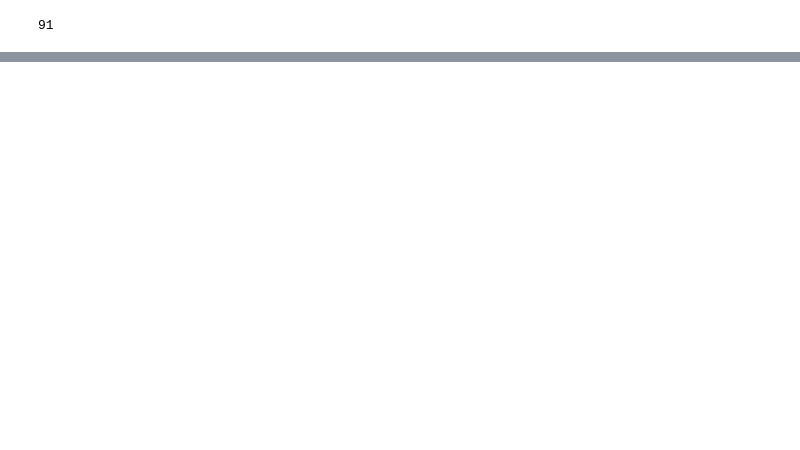
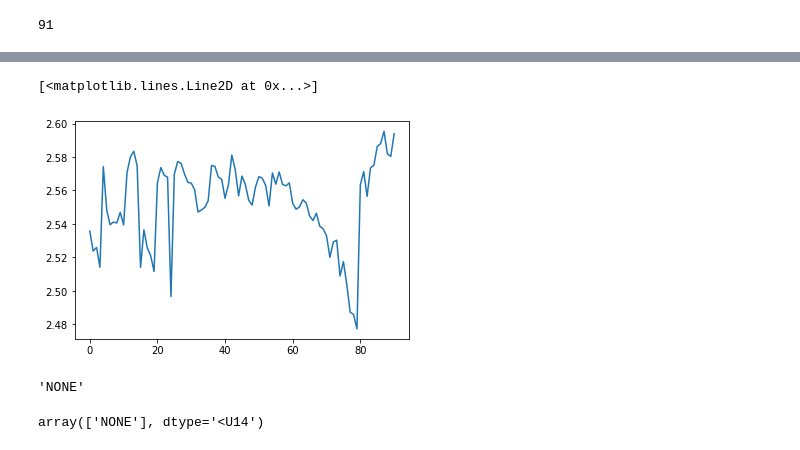
Before and after one commit to tsither/Rhetorical-Role-Classifier, a Jupyter notebook: jupyter_notebooks/training.ipynb, the cells around one changed output, grey strips where cells are left out. Saved outputs shown, nothing was run; the diff lists cells and outputs as text; code cells hidden in the pictures; blank space fills up the shorter version.

```diff
--- a/jupyter_notebooks/training.ipynb
+++ b/jupyter_notebooks/training.ipynb
@@ -292,0 +295,9 @@ plt.plot(range(0,len(all_losses)),all_losses)
+# %%
+plt.plot(range(0,len(all_losses)),all_losses)
+# %% [output]
+[<matplotlib.lines.Line2D at 0x...>]
+[figure, added]
+# %%
+label_encoder.inverse_transform(target_encoded)[0]
+# %% [output]
+'NONE'
@@ -292,0 +308,4 @@ plt.plot(range(0,len(all_losses)),all_losses)
+# %%
+label_encoder.inverse_transform(out)
+# %% [output]
+array(['NONE'], dtype='<U14')
```
Also changed, not shown: parts of 9 cells of this notebook, 2 other files.
